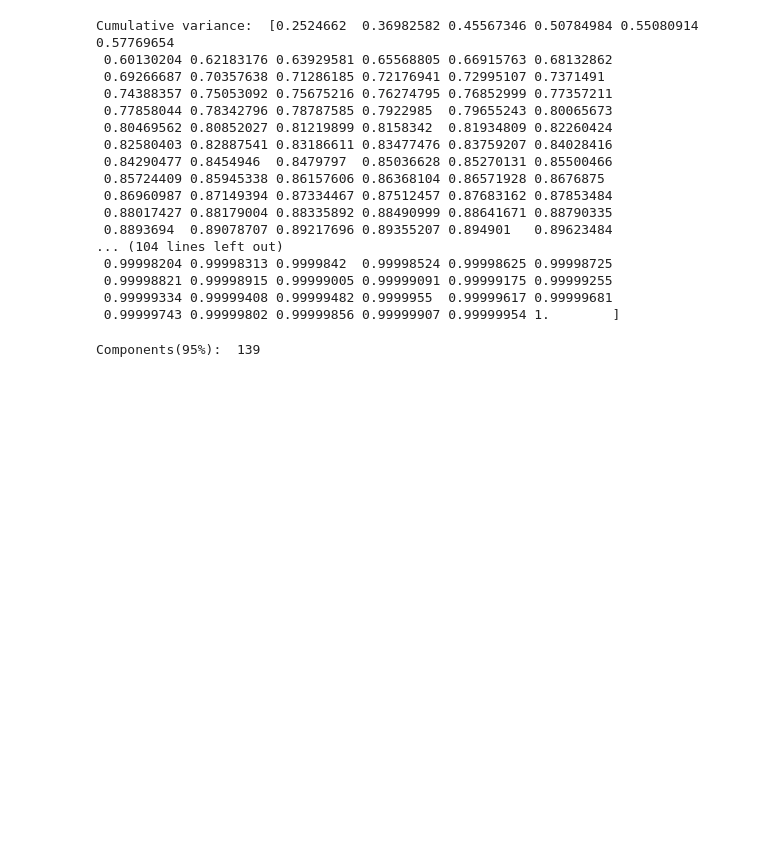
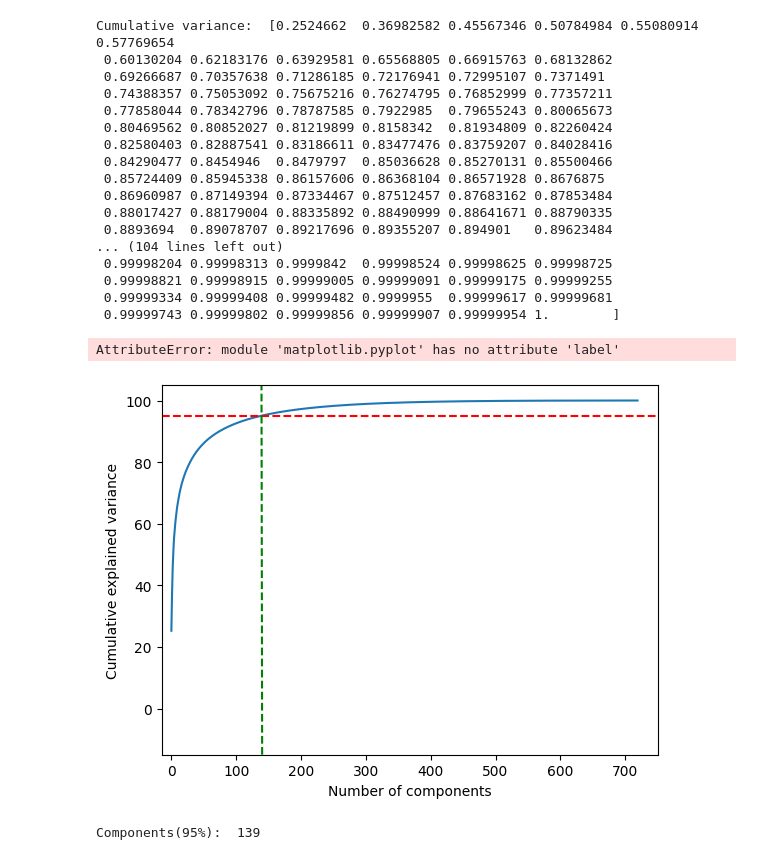
Before and after one commit to Oleksii-Stepanyk/Linear-Algebra-Lab-2, a Jupyter notebook: lab.ipynb, the cells around one changed output. Cells and saved outputs as stored; diff of their text form; code cells hidden in the pictures; blank space fills up the shorter version.

Commit message:
added plot for cumulative variance

```diff
--- a/lab.ipynb
+++ b/lab.ipynb
@@ -86,6 +86,7 @@ plt.show()
 eigenvalues = get_sorted_eigenvalues(image_bw)
 cumulative = np.cumsum(eigenvalues) / np.sum(eigenvalues)
 print("Cumulative variance: ", cumulative)
+cumulative = cumulative * 100
 # %% [output]
 Cumulative variance:  [0.2524662  0.36982582 0.45567346 0.50784984 0.55080914 0.57769654
  0.60130204 0.62183176 0.63929581 0.65568805 0.66915763 0.68132862
@@ -104,4 +105,16 @@ Cumulative variance:  [0.2524662  0.36982582 0.45567346 0.50784984 0.55080914 0.
  0.99998821 0.99998915 0.99999005 0.99999091 0.99999175 0.99999255
  0.99999334 0.99999408 0.99999482 0.9999955  0.99999617 0.99999681
  0.99999743 0.99999802 0.99999856 0.99999907 0.99999954 1.        ]
+# %%
+plt.plot(cumulative)
+plt.plot([-15, 750], [95, 95], "r--")
+plt.plot([140, 139], [-15, 105], "g--")
+plt.xlim(-15, 750)
+plt.ylim(-15, 105)
+plt.xlabel("Number of components")
+plt.ylabel("Cumulative explained variance")
+plt.label("Cumulative explained variance by components")
+# %% [output]
+AttributeError: module 'matplotlib.pyplot' has no attribute 'label'
+[figure, added]
 # %%
```
Also changed, not shown: parts of 4 cells of this notebook, 1 other file.
